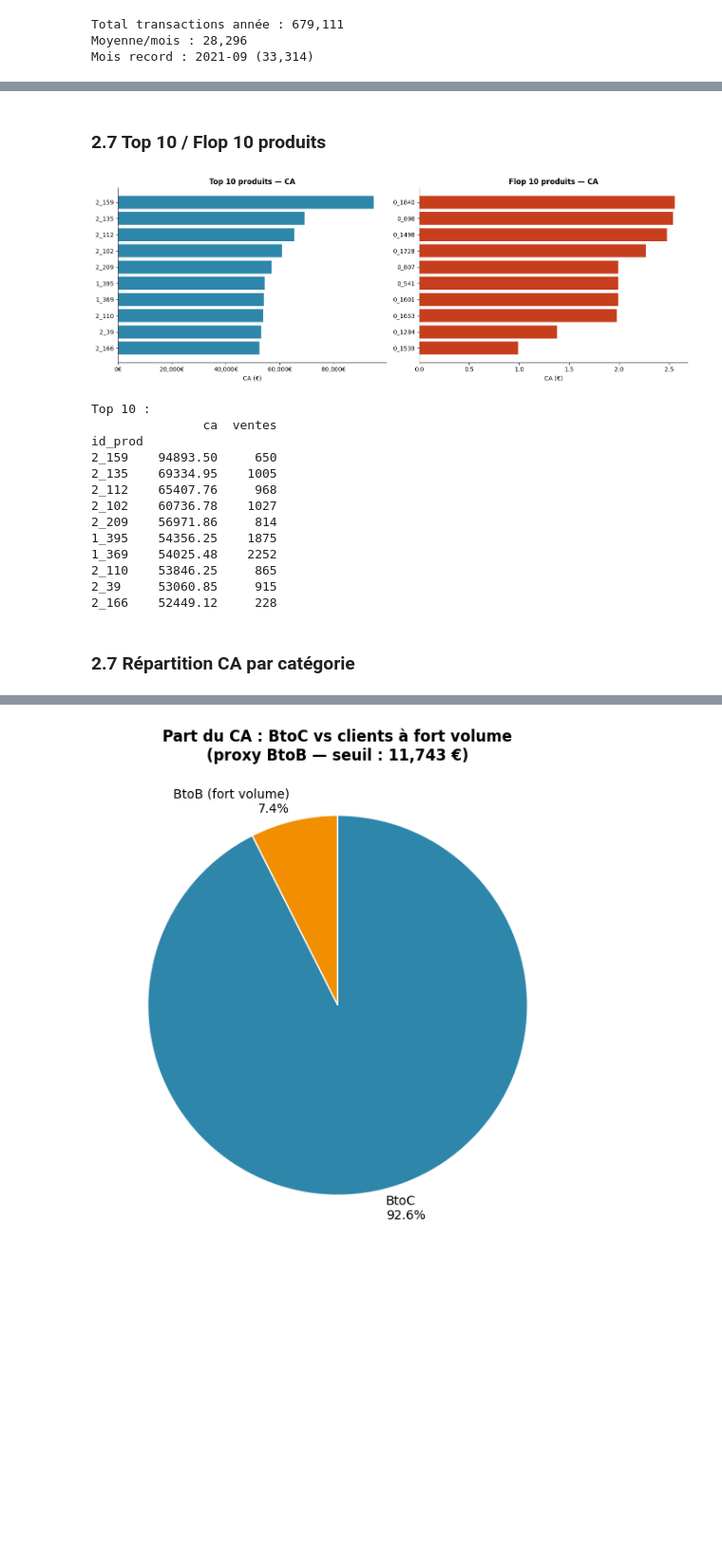
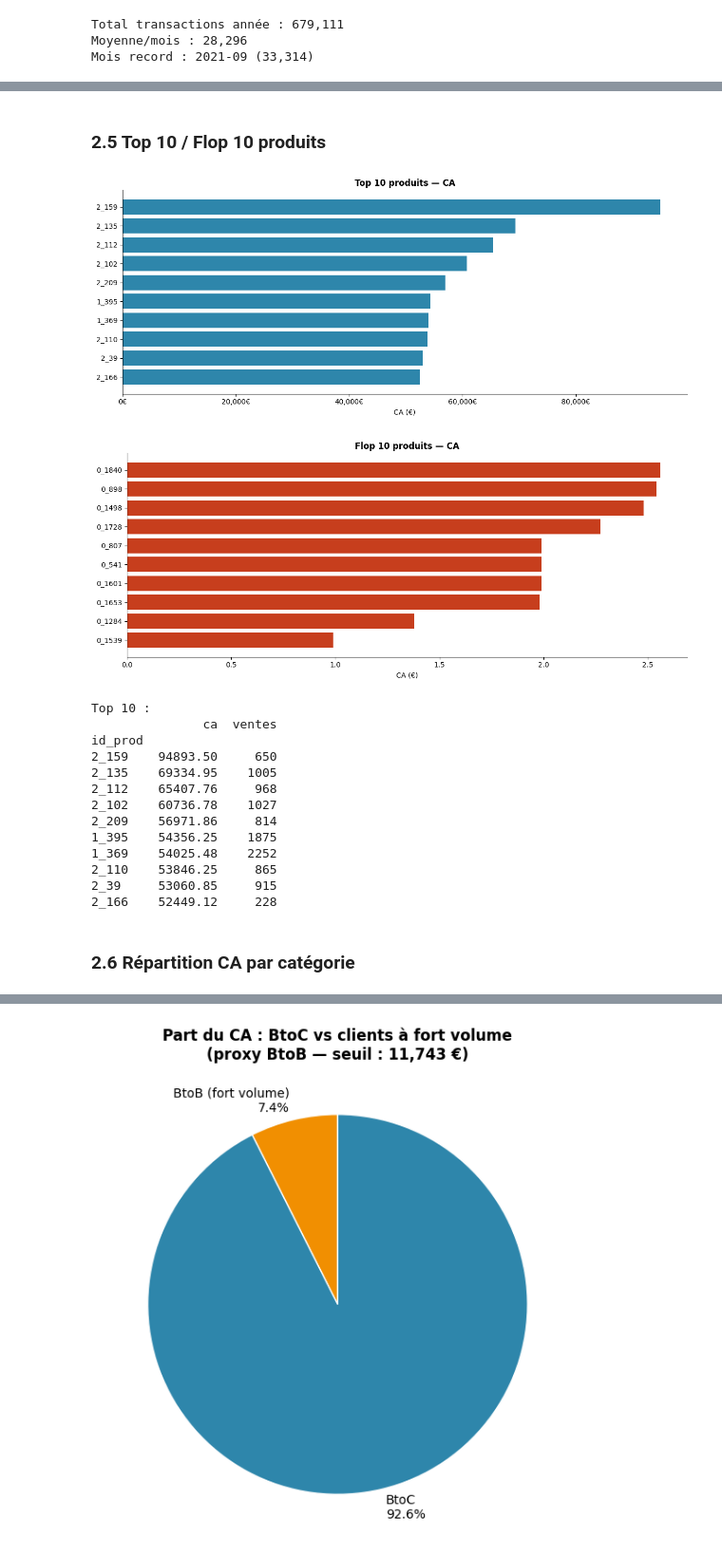
Before and after one commit to Elicesjo/PROJET-7-, a Jupyter notebook: projet9_lapage.ipynb, the cells around one changed output, grey strips where cells are left out. Shown at 95% size. Saved outputs shown, nothing was run; the diff lists cells and outputs as text; code cells hidden in the pictures; blank space fills up the shorter version.

```diff
--- a/projet9_lapage.ipynb
+++ b/projet9_lapage.ipynb
@@ -391,33 +426,36 @@ Produits vendus total/mois (moyenne) : 28296
 # %% [markdown]
-### 2.7 Top 10 / Flop 10 produits
+### 2.5 Top 10 / Flop 10 produits
 # %%
 ca_prod = df.groupby("id_prod")["price"].agg(ca="sum", ventes="count").sort_values("ca", ascending=False)
 top10 = ca_prod.head(10)
 flop10 = ca_prod.tail(10).sort_values("ca")
 
-fig, axes = plt.subplots(1, 2, figsize=(14, 5))
+fig, ax = plt.subplots(figsize=(12, 5))
+ax.barh(top10.index[::-1], top10["ca"][::-1], color="#2E86AB")
+ax.set_title("Top 10 produits — CA", fontweight="bold")
+ax.set_xlabel("CA (€)")
+ax.xaxis.set_major_formatter(mticker.FuncFormatter(lambda x, _: f"{x:,.0f}€"))
+ax.spines["top"].set_visible(False)
+ax.spines["right"].set_visible(False)
+plt.tight_layout()
+plt.savefig(FIG_DIR / "06_top_produits.png")
+plt.show()
 
-axes[0].barh(top10.index[::-1], top10["ca"][::-1], color="#2E86AB")
-axes[0].set_title("Top 10 produits — CA", fontweight="bold")
-axes[0].set_xlabel("CA (€)")
-axes[0].xaxis.set_major_formatter(mticker.FuncFormatter(lambda x, _: f"{x:,.0f}€"))
-axes[0].spines["top"].set_visible(False)
-axes[0].spines["right"].set_visible(False)
-
-axes[1].barh(flop10.index, flop10["ca"], color="#C73E1D")
-axes[1].set_title("Flop 10 produits — CA", fontweight="bold")
-axes[1].set_xlabel("CA (€)")
-axes[1].spines["top"].set_visible(False)
-axes[1].spines["right"].set_visible(False)
-
+fig, ax = plt.subplots(figsize=(12, 5))
+ax.barh(flop10.index, flop10["ca"], color="#C73E1D")
+ax.set_title("Flop 10 produits — CA", fontweight="bold")
+ax.set_xlabel("CA (€)")
+ax.spines["top"].set_visible(False)
+ax.spines["right"].set_visible(False)
 plt.tight_layout()
-plt.savefig(FIG_DIR / "06_top_flop_produits.png")
+plt.savefig(FIG_DIR / "06_flop_produits.png")
 plt.show()
 
 print("Top 10 :")
 print(top10.to_string())
 # %% [output]
-[figure, old version]
+[figure, new version]
+[figure, added]
 Top 10 :
                ca  ventes
 id_prod
@@ -432,7 +470,7 @@ id_prod
 2_39     53060.85     915
 2_166    52449.12     228
 # %% [markdown]
-### 2.7 Répartition CA par catégorie
+### 2.6 Répartition CA par catégorie
 # %%
 ca_categ = df.groupby("categ")["price"].sum().sort_index()
 
```
Also changed, not shown: parts of 25 cells of this notebook, 49 other files.
